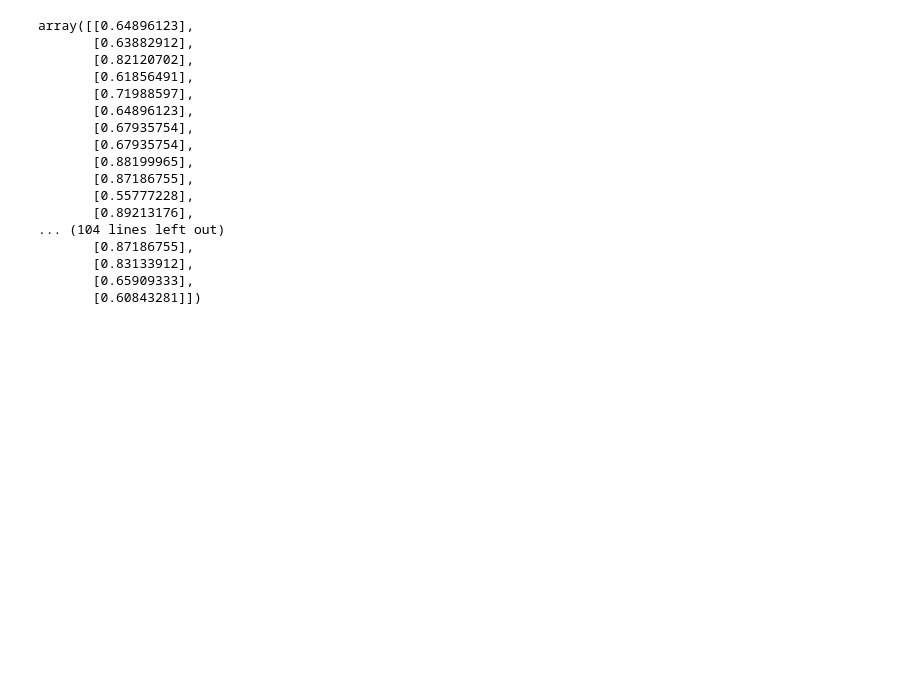
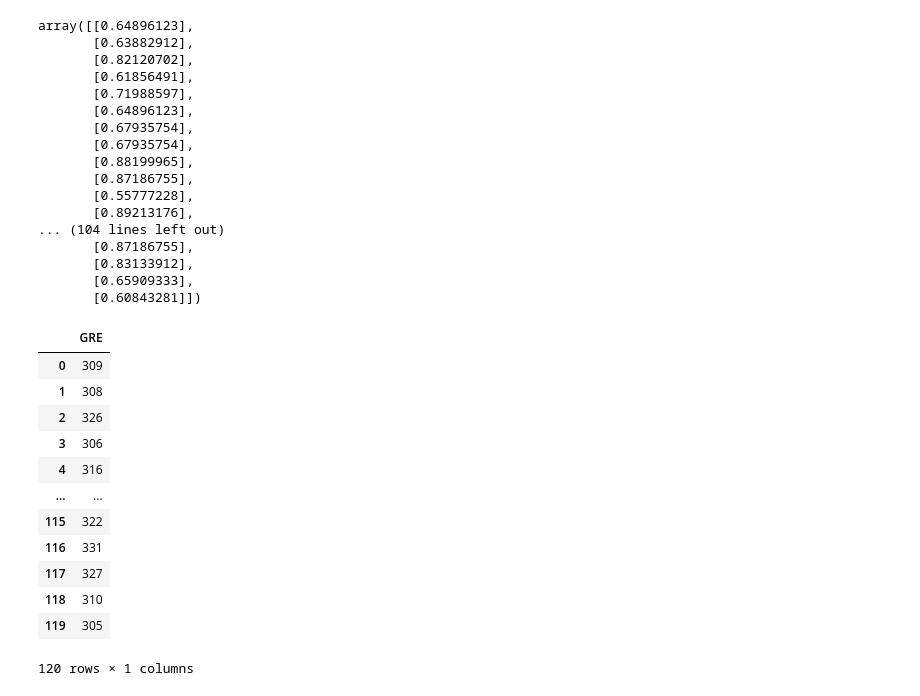
Before and after one commit to julfarsharif/Data-analytics-with-python, a Jupyter notebook: Linear Regretion.ipynb, the cells around one changed output. Cells and saved outputs as stored; diff of their text form; code cells hidden in the pictures; blank space fills up the shorter version.

```diff
--- a/Linear Regretion.ipynb
+++ b/Linear Regretion.ipynb
@@ -198,0 +201,16 @@ array([[0.64896123],
+# %%
+cp
+# %% [output]
+|  | GRE |
+| 0 | 309 |
+| 1 | 308 |
+| 2 | 326 |
+| 3 | 306 |
+| 4 | 316 |
+| ... | ... |
+| 115 | 322 |
+| 116 | 331 |
+| 117 | 327 |
+| 118 | 310 |
+| 119 | 305 |
+120 rows × 1 columns
```
Also changed, not shown: parts of 9 cells of this notebook.
